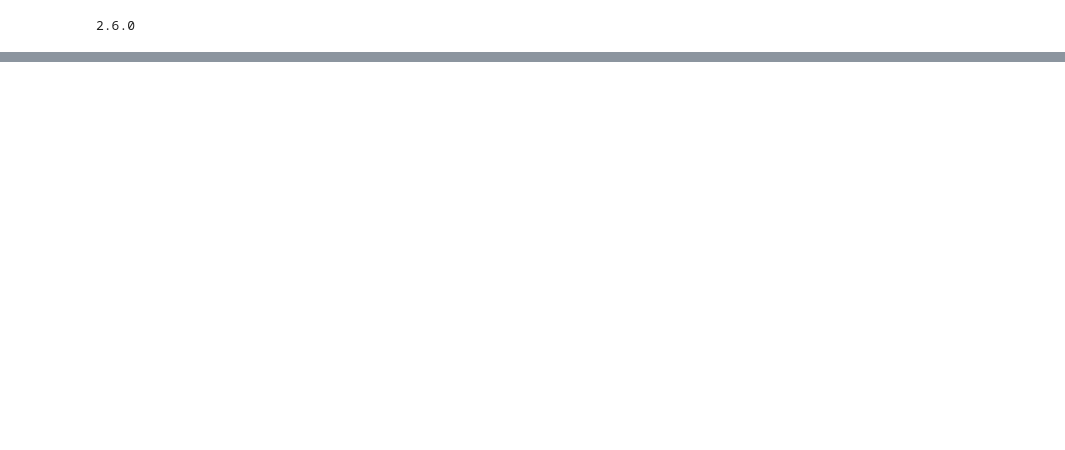
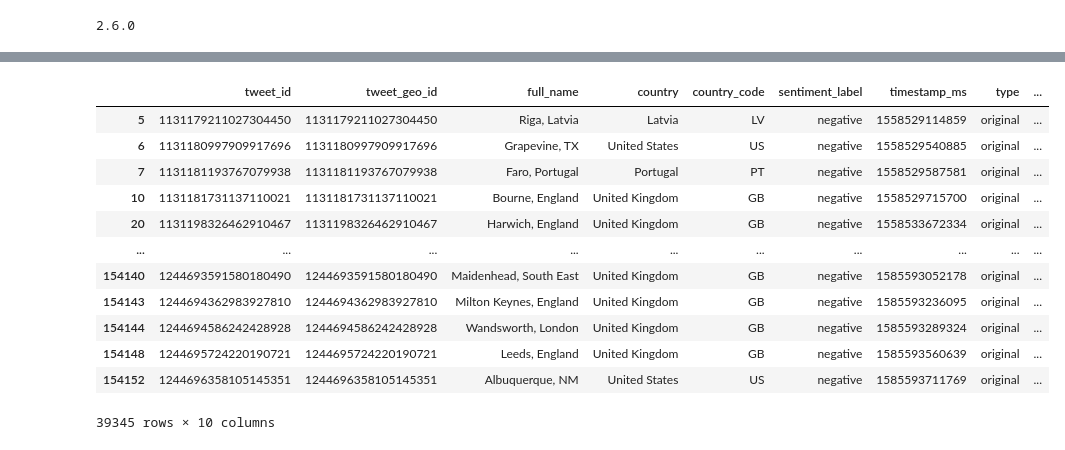
Before and after one commit to AlexRaudvee/Sentiment_Analysis_Tiwitter, a Jupyter notebook: get_geo.ipynb, the cells around one changed output, grey strips where cells are left out. Drawn from its saved outputs; the diff is of its cells as text; code cells hidden in the pictures; blank space fills up the shorter version.

```diff
--- a/get_geo.ipynb
+++ b/get_geo.ipynb
@@ -262,4 +263,12 @@ countries ={'AW': 'ABW',
  'ZA': 'ZAF',
  'ZM': 'ZMB',
  'ZW': 'ZWE'}
+
+avia_companies = {'KLM': 56377143, 'AirFrance': 106062176, 'British_Airways': 18332190, 'AmericanAir': 22536055,
+                  'Lufthansa': 124476322, 'AirBerlin': 26223583,
+                  'AirBerlin assist': 2182373406, 'easyJet': 38676903, 'RyanAir': 1542862735, 'SingaporeAir': 253340062,
+                  'Qantas': 218730857, 'EtihadAirways': 45621423,
+                  'VirginAtlantic': 20626359}
+
+exclude_list = avia_companies.values()
 # %%
@@ -322,0 +356,20 @@ world['margin'] = world['iso_a3'].apply(get_margin, args=(df_clean_upd,))
+# %%
+df_neg_geo = df[(df['type'] == 'original') ]
+df_neg_geo = df_neg_geo[df_neg_geo['sentiment_int'] == -1]
+df_neg_geo.user_id.mask(df_neg_geo.tweet_id.isin(exclude_list),inplace=True)
+
+df_neg_geo
+# %% [output]
+|  | tweet_id | tweet_geo_id | full_name | country | country_code | sentiment_label | timestamp_ms | type | ... |
+| 5 | 1131179211027304450 | 1131179211027304450 | Riga, Latvia | Latvia | LV | negative | 1558529114859 | original | ... |
+| 6 | 1131180997909917696 | 1131180997909917696 | Grapevine, TX | United States | US | negative | 1558529540885 | original | ... |
+| 7 | 1131181193767079938 | 1131181193767079938 | Faro, Portugal | Portugal | PT | negative | 1558529587581 | original | ... |
+| 10 | 1131181731137110021 | 1131181731137110021 | Bourne, England | United Kingdom | GB | negative | 1558529715700 | original | ... |
+| 20 | 1131198326462910467 | 1131198326462910467 | Harwich, England | United Kingdom | GB | negative | 1558533672334 | original | ... |
+| ... | ... | ... | ... | ... | ... | ... | ... | ... | ... |
+| 154140 | 1244693591580180490 | 1244693591580180490 | Maidenhead, South East | United Kingdom | GB | negative | 1585593052178 | original | ... |
+| 154143 | 1244694362983927810 | 1244694362983927810 | Milton Keynes, England | United Kingdom | GB | negative | 1585593236095 | original | ... |
+| 154144 | 1244694586242428928 | 1244694586242428928 | Wandsworth, London | United Kingdom | GB | negative | 1585593289324 | original | ... |
+| 154148 | 1244695724220190721 | 1244695724220190721 | Leeds, England | United Kingdom | GB | negative | 1585593560639 | original | ... |
+| 154152 | 1244696358105145351 | 1244696358105145351 | Albuquerque, NM | United States | US | negative | 1585593711769 | original | ... |
+39345 rows × 10 columns
```
Also changed, not shown: parts of 17 cells of this notebook.
